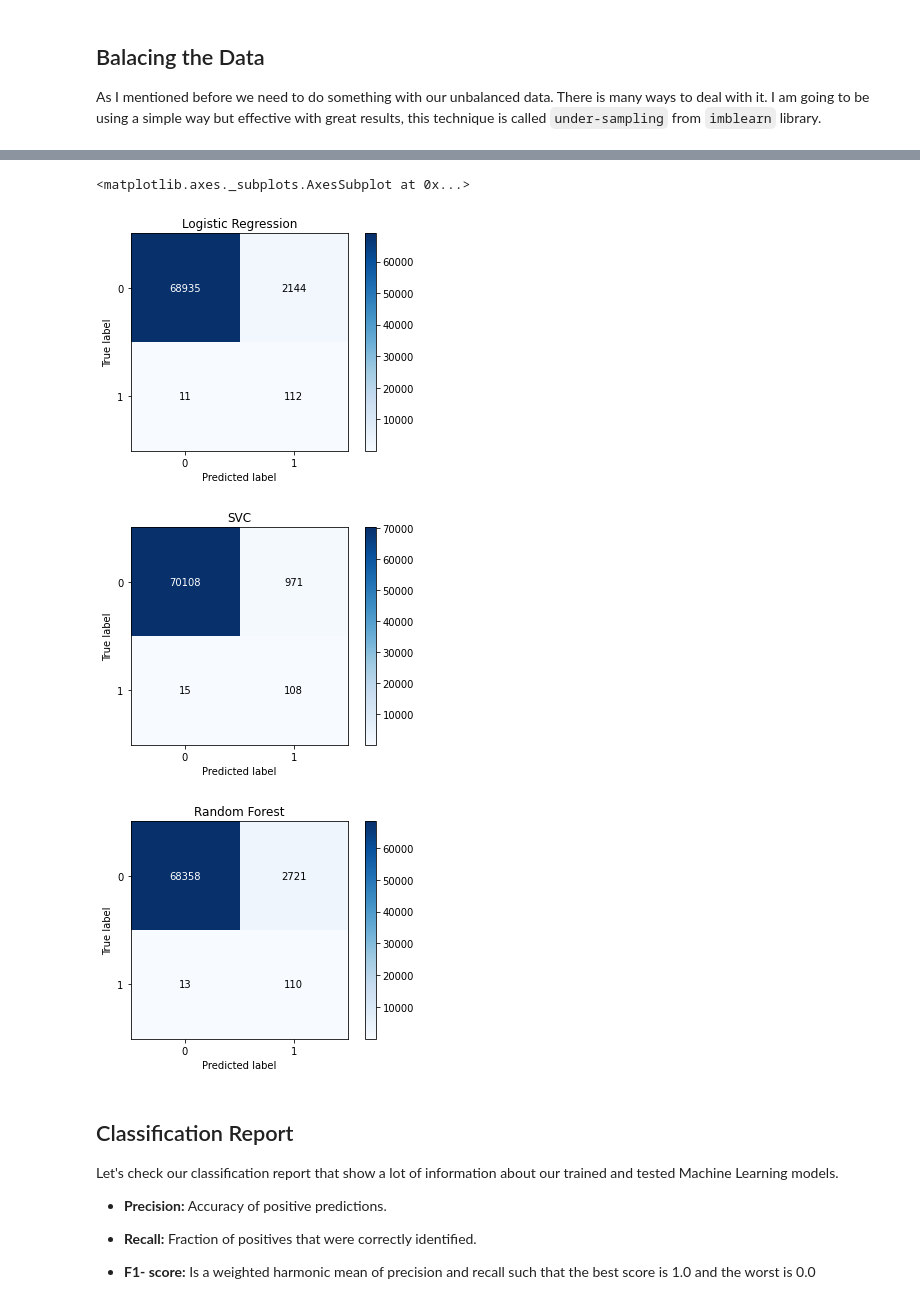
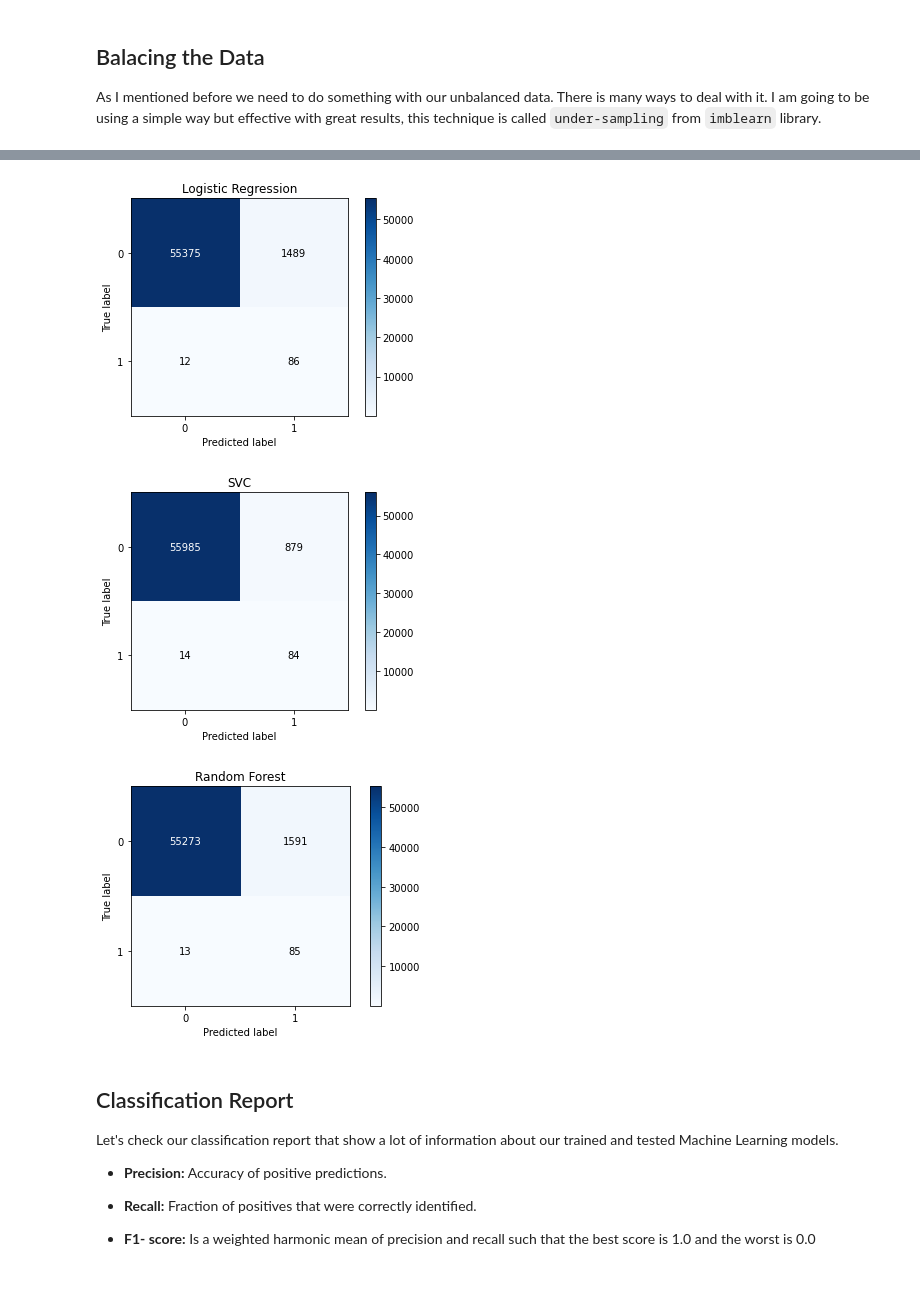
Before and after one commit to glauciodrumond/Data_Science_Projects, a Jupyter notebook: Project_Credit_Card_Fraude_Detection.ipynb, the cells around one changed output, grey strips where cells are left out. Cells and saved outputs as stored; diff of their text form; code cells hidden in the pictures.

```diff
--- a/Project_Credit_Card_Fraude_Detection.ipynb
+++ b/Project_Credit_Card_Fraude_Detection.ipynb
@@ -322,7 +322,7 @@ from sklearn.model_selection import train_test_split
 
 # Splitting the dataset into the Training set and Test set
 # Dividindo o conj de dados em treino a teste
-X_train, X_test, y_train, y_test = train_test_split(X, y, stratify = y, test_size = 0.25, shuffle=True)
+X_train, X_test, y_train, y_test = train_test_split(X, y, stratify = y, test_size = 0.2, shuffle=True)
 # %%
 # Check the shape of the train inputs and targets
 # Checar o formato do dataset de treino e alvos
@@ -386,7 +391,7 @@ from sklearn.metrics import classification_report
 
 # Create a object for each class
 # Criar um objeto para cada classe
-reg = LogisticRegression( )
+reg = LogisticRegression(C= 0.08 )
 svc = SVC(kernel = 'rbf')
 rf = RandomForestClassifier(n_estimators = 10, criterion = 'entropy',)
 
@@ -455,13 +479,15 @@ Requirement already satisfied: six>=1.5 in /usr/local/lib/python3.6/dist-package
 # %%
+# importing librarie to print confusion matrix
+# importando biblioteca para mostrar matriz de confusao
 import scikitplot as skplt
-skplt.metrics.plot_confusion_matrix(y_test, y_reg,  title='Logistic Regression',)
+
+skplt.metrics.plot_confusion_matrix(y_test, y_reg,  title='Logistic Regression')
 skplt.metrics.plot_confusion_matrix(y_test, y_svc, normalize=False, title='SVC')
 skplt.metrics.plot_confusion_matrix(y_test, y_rf, normalize= False, title='Random Forest')
 # %% [output]
-<matplotlib.axes._subplots.AxesSubplot at 0x...>
-[figure, old version]
+[figure, new version]
-[figure, old version]
+[figure, new version]
-[figure, old version]
+[figure, new version]
 # %% [markdown]
 ## Classification Report
 
```
Also changed, not shown: parts of 24 cells of this notebook.
